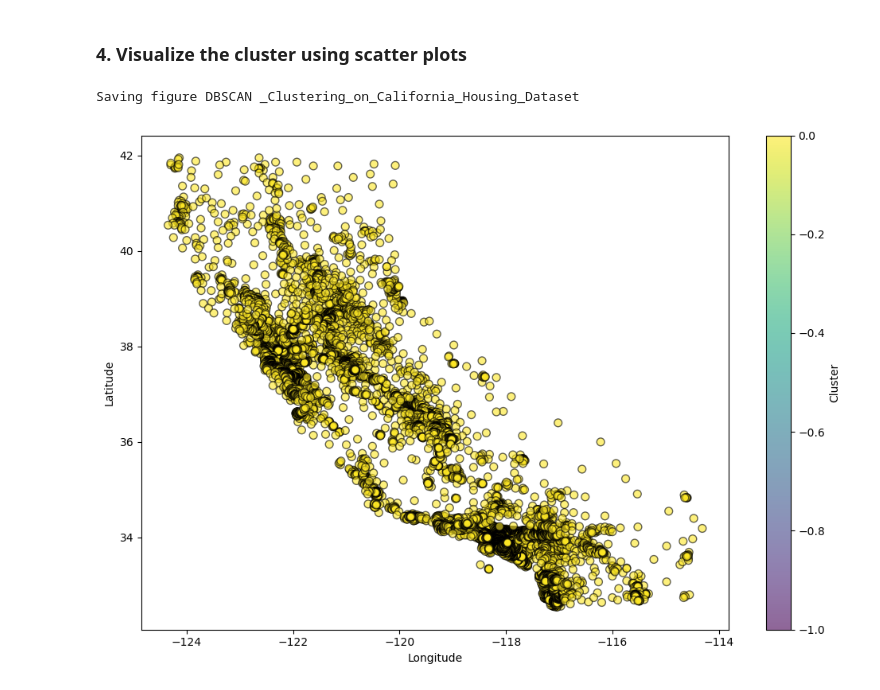
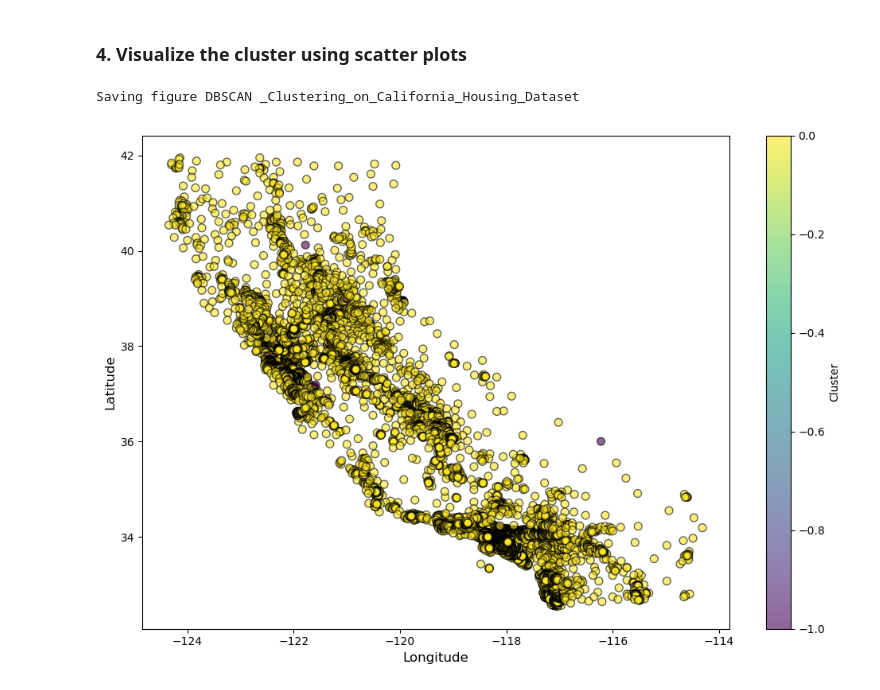
Before and after one commit to marcou347/IAI600Lab6, a Jupyter notebook: Lab6.ipynb, the cells around one changed output. Saved outputs shown, nothing was run; the diff lists cells and outputs as text; code cells hidden in the pictures.

```diff
--- a/Lab6.ipynb
+++ b/Lab6.ipynb
@@ -86,7 +86,7 @@ from sklearn.metrics import silhouette_score
 from sklearn.pipeline import Pipeline
 from sklearn.preprocessing import StandardScaler
 
-k_values = range(2, 30)
+k_values = range(2, 31)
 
 silhouette_scores = []
 
@@ -173,19 +178,15 @@ Saving figure silhouette_analysis_plot
 # %% [markdown]
 ### 5. Choose the optimal k value
 # %%
-# Define the optimal number of clusters
 optimal_k = 2
 
-# Create a pipeline with scaling and KMeans
-final_pipeline = Pipeline([
+final_pipeline_KMeans = Pipeline([
     ('scaler', StandardScaler()),
     ('kmeans', KMeans(n_clusters=optimal_k, random_state=42))
 ])
 
-# Fit the pipeline to the data
-final_pipeline.fit(housing_data_selected)
+final_pipeline_KMeans.fit(housing_data_selected)
 
-# Predict cluster labels
-housing['cluster'] = final_pipeline.predict(housing_data_selected)
+housing['cluster'] = final_pipeline_KMeans.predict(housing_data_selected)
 # %% [markdown]
 ### 6. Visualize the cluster using scatter plots
@@ -319,43 +300,25 @@ Saving figure Silhouette_Score_Heatmap_for_DBSCAN
 # %%
 from sklearn.cluster import DBSCAN
 from sklearn.pipeline import Pipeline
 from sklearn.preprocessing import StandardScaler
 import matplotlib.pyplot as plt
 
-# Define the parameters for DBSCAN
-eps_value = 0.4  # You can adjust the eps value based on your data
-min_samples_value = 5  # Minimum samples required to form a cluster
-
-# Create a pipeline with scaling and DBSCAN
-final_pipeline = Pipeline([
+final_pipeline_DBSCAN = Pipeline([
     ('scaler', StandardScaler()),
-    ('dbscan', DBSCAN(eps=eps_value, min_samples=min_samples_value))
+    ('dbscan', DBSCAN(eps=0.6, min_samples=30))
 ])
 
-# Fit the pipeline to the data
-final_pipeline.fit(housing_data_selected)
+final_pipeline_DBSCAN.fit(housing_data_selected)
 
-# Predict cluster labels
-housing['cluster'] = final_pipeline['dbscan'].labels_
+housing['cluster_final_DBSCAN'] = final_pipeline_DBSCAN['dbscan'].labels_
 
-# Visualize the clusters
 plt.figure(figsize=(10, 7))
-plt.scatter(
-    housing['longitude'],
-    housing['latitude'],
-    c=housing['cluster'],
-    cmap='viridis',
-    marker='o',
-    edgecolor='k',
-    s=50,
-    alpha=0.6
-)
-# plt.title(f"DBSCAN Clustering with eps={eps_value} on California Housing Dataset")
-plt.xlabel("Longitude")
-plt.ylabel("Latitude")
+plt.scatter(housing['longitude'], housing['latitude'], c=housing['cluster_final_DBSCAN'], cmap='viridis', marker='o', edgecolor='k', s=50, alpha=0.6)
+plt.xlabel("Longitude", fontsize=12)
+plt.ylabel("Latitude", fontsize=12)
 plt.colorbar(label='Cluster')
 save_fig("DBSCAN _Clustering_on_California_Housing_Dataset")
 plt.show()
 # %% [output]
 Saving figure DBSCAN _Clustering_on_California_Housing_Dataset
-[figure, old version]
+[figure, new version]
```
Also changed, not shown: parts of 8 cells of this notebook, 4 other files.
